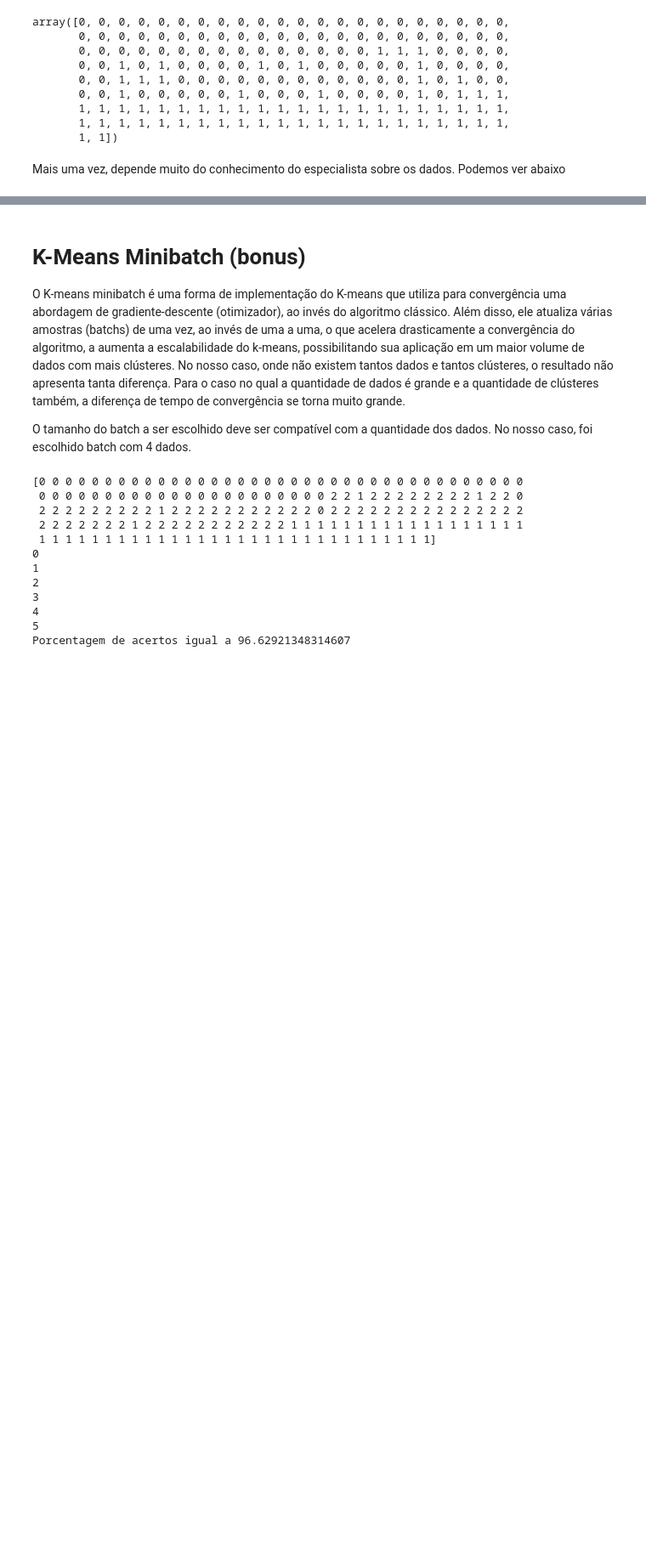
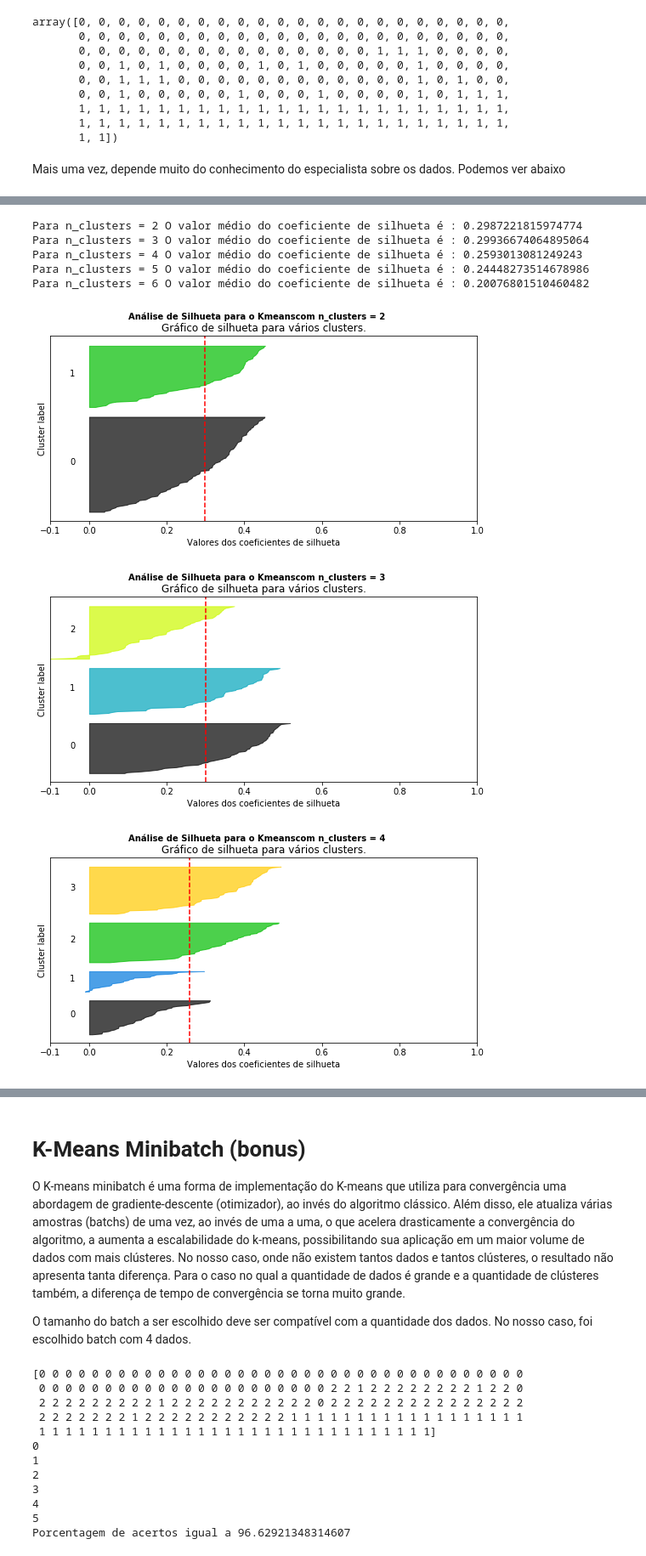
Before and after one commit to GabrielGomesBr/stairway-to-clustering, a Jupyter notebook: Stairway to clustering.ipynb, the cells around one changed output, grey strips where cells are left out. Shown at 85% size. Drawn from its saved outputs; the diff is of its cells as text; code cells hidden in the pictures; blank space fills up the shorter version.

Commit message:
Coeficiente Silh. Falta Formatar.

```diff
--- a/Stairway to clustering.ipynb
+++ b/Stairway to clustering.ipynb
@@ -586,0 +611,79 @@ desenha_grafico(df['Total_Fenóis'], df['Flavanoids'], cluster_centers['Total_Fe
+# %%
+import matplotlib.cm as cm
+range_n_clusters = [2, 3, 4, 5, 6]
+X = df
+for n_clusters in range_n_clusters:
+    # Create a subplot with 1 row and 2 columns
+    fig, ax1 = plt.subplots(1, 1)
+    fig.set_size_inches(9, 4)
+
+    # The 1st subplot is the silhouette plot
+    # The silhouette coefficient can range from -1, 1 but in this example all
+    # lie within [-0.1, 1]
+    ax1.set_xlim([-0.1, 1])
+    # The (n_clusters+1)*10 is for inserting blank space between silhouette
+    # plots of individual clusters, to demarcate them clearly.
+    ax1.set_ylim([0, len(X) + (n_clusters + 1) * 10])
+
+    # Initialize the clusterer with n_clusters value and a random generator
+    # seed of 10 for reproducibility.
+    clusterer = KMeans(n_clusters=n_clusters, random_state=10)
+    cluster_labels = clusterer.fit_predict(X)
+
+    # The silhouette_score gives the average value for all the samples.
+    # This gives a perspective into the density and separation of the formed
+    # clusters
+    silhouette_avg = silhouette_score(X, cluster_labels)
+    print("Para n_clusters =", n_clusters,
+          "O valor médio do coeficiente de silhueta é :", silhouette_avg)
+
+    # Compute the silhouette scores for each sample
+    sample_silhouette_values = silhouette_samples(X, cluster_labels)
+
+    y_lower = 10
+    for i in range(n_clusters):
+        # Aggregate the silhouette scores for samples belonging to
+        # cluster i, and sort them
+        ith_cluster_silhouette_values = \
+            sample_silhouette_values[cluster_labels == i]
+
+        ith_cluster_silhouette_values.sort()
+
+        size_cluster_i = ith_cluster_silhouette_values.shape[0]
+        y_upper = y_lower + size_cluster_i
+
+        color = cm.nipy_spectral(float(i) / n_clusters)
+        ax1.fill_betweenx(np.arange(y_lower, y_upper),
+                          0, ith_cluster_silhouette_values,
+                          facecolor=color, edgecolor=color, alpha=0.7)
+
+        # Label the silhouette plots with their cluster numbers at the middle
+        ax1.text(-0.05, y_lower + 0.5 * size_cluster_i, str(i))
+
+        # Compute the new y_lower for next plot
+        y_lower = y_upper + 10  # 10 for the 0 samples
+
+    ax1.set_title("Gráfico de silhueta para vários clusters.")
+    ax1.set_xlabel("Valores dos coeficientes de silhueta")
+    ax1.set_ylabel("Cluster label")
+
+    # The vertical line for average silhouette score of all the values
+    ax1.axvline(x=silhouette_avg, color="red", linestyle="--")
+
+    ax1.set_yticks([])  # Clear the yaxis labels / ticks
+    ax1.set_xticks([-0.1, 0, 0.2, 0.4, 0.6, 0.8, 1])
+
+
+    plt.suptitle(("Análise de Silhueta para o Kmeans"
+                  "com n_clusters = %d" % n_clusters),
+                 fontsize=10, fontweight='bold')
+plt.show()
+# %% [output]
+Para n_clusters = 2 O valor médio do coeficiente de silhueta é : 0.2987221815974774
+Para n_clusters = 3 O valor médio do coeficiente de silhueta é : 0.29936674064895064
+Para n_clusters = 4 O valor médio do coeficiente de silhueta é : 0.2593013081249243
+Para n_clusters = 5 O valor médio do coeficiente de silhueta é : 0.24448273514678986
+Para n_clusters = 6 O valor médio do coeficiente de silhueta é : 0.20076801510460482
+[figure, added]
+[figure, added]
+[figure, added]
```
Also changed, not shown: parts of 21 cells of this notebook.
